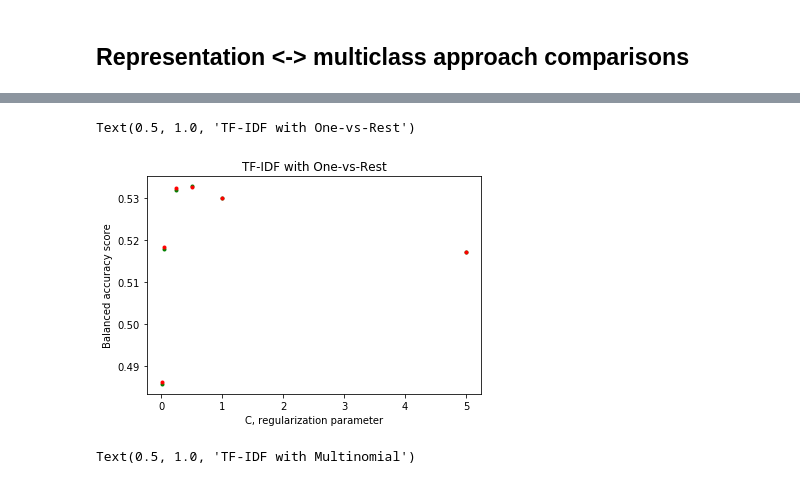
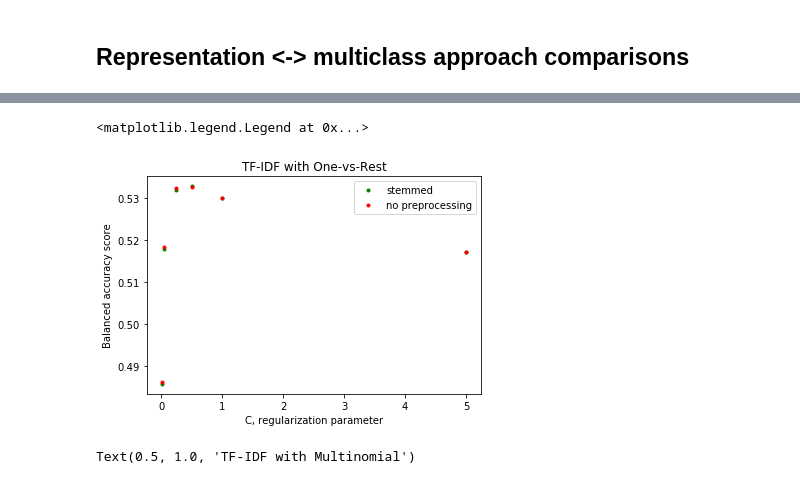
Before and after one commit to Asgavar/amazon-reviews, a Jupyter notebook: logistic-regression.ipynb, the cells around one changed output, grey strips where cells are left out. Cells and saved outputs as stored; diff of their text form; code cells hidden in the pictures.

Commit message:
Render the legend with stemmed/no preprocessing labels

```diff
--- a/logistic-regression.ipynb
+++ b/logistic-regression.ipynb
@@ -215,19 +215,20 @@ count_multi
 # %%
 stemmed_X = tf_idf_ovr[tf_idf_ovr['preprocessing'] == 'stem']['C'].values
 stemmed_Y = tf_idf_ovr[tf_idf_ovr['preprocessing'] == 'stem']['score'].values
 
 dirty_X = tf_idf_ovr[tf_idf_ovr['preprocessing'] != 'stem']['C'].values
 dirty_Y = tf_idf_ovr[tf_idf_ovr['preprocessing'] != 'stem']['score'].values
 
-plt.plot(stemmed_X, stemmed_Y, color='green', linestyle='', marker='.')
-plt.plot(dirty_X, dirty_Y, color='red', linestyle='', marker='.')
+plt.plot(stemmed_X, stemmed_Y, color='green', linestyle='', marker='.', label='stemmed')
+plt.plot(dirty_X, dirty_Y, color='red', linestyle='', marker='.', label='no preprocessing')
 
 plt.xlabel('C, regularization parameter')
 plt.ylabel('Balanced accuracy score')
 plt.title('TF-IDF with One-vs-Rest')
+plt.legend()
 # %% [output]
-Text(0.5, 1.0, 'TF-IDF with One-vs-Rest')
+<matplotlib.legend.Legend at 0x...>
-[figure, old version]
+[figure, new version]
 # %%
 stemmed_X = tf_idf_multi[tf_idf_multi['preprocessing'] == 'stem']['C'].values
 stemmed_Y = tf_idf_multi[tf_idf_multi['preprocessing'] == 'stem']['score'].values
```
